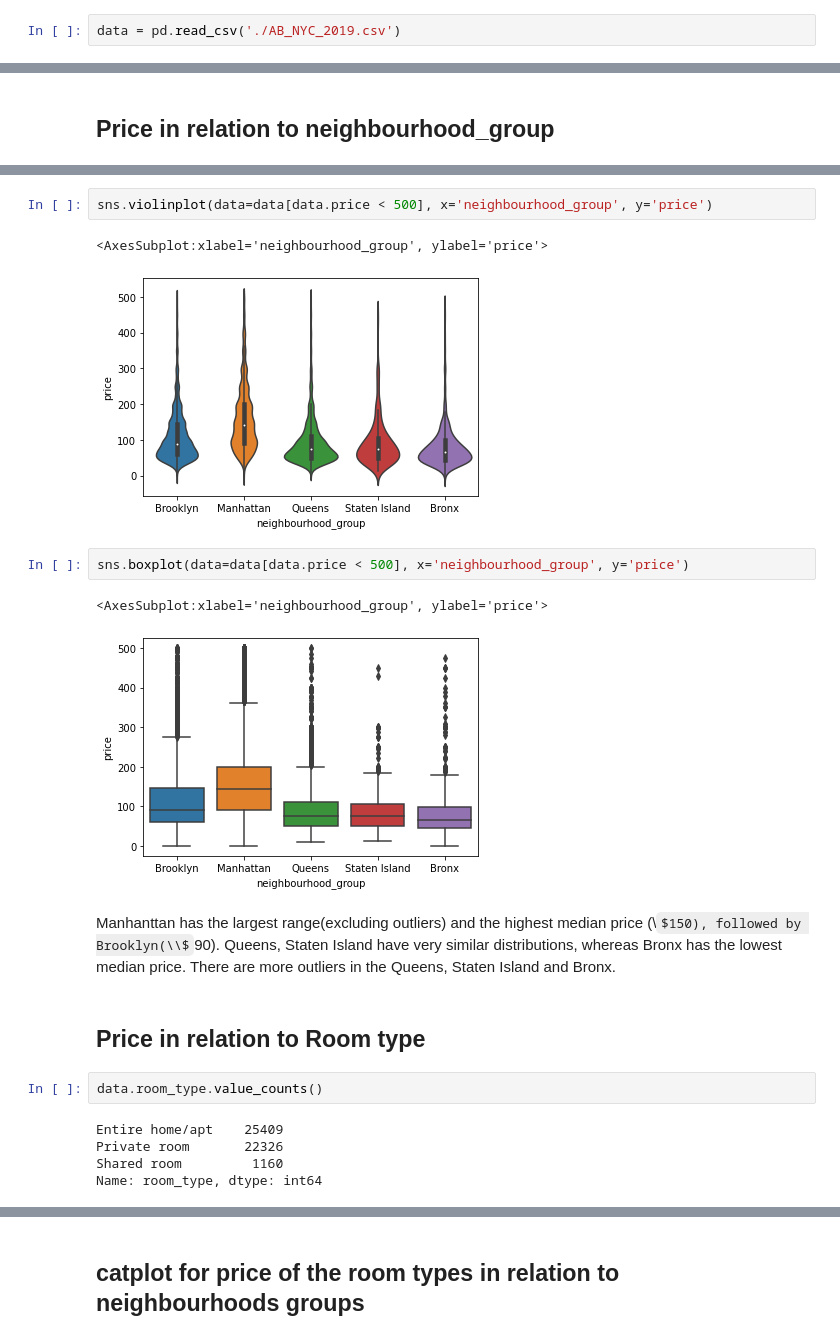
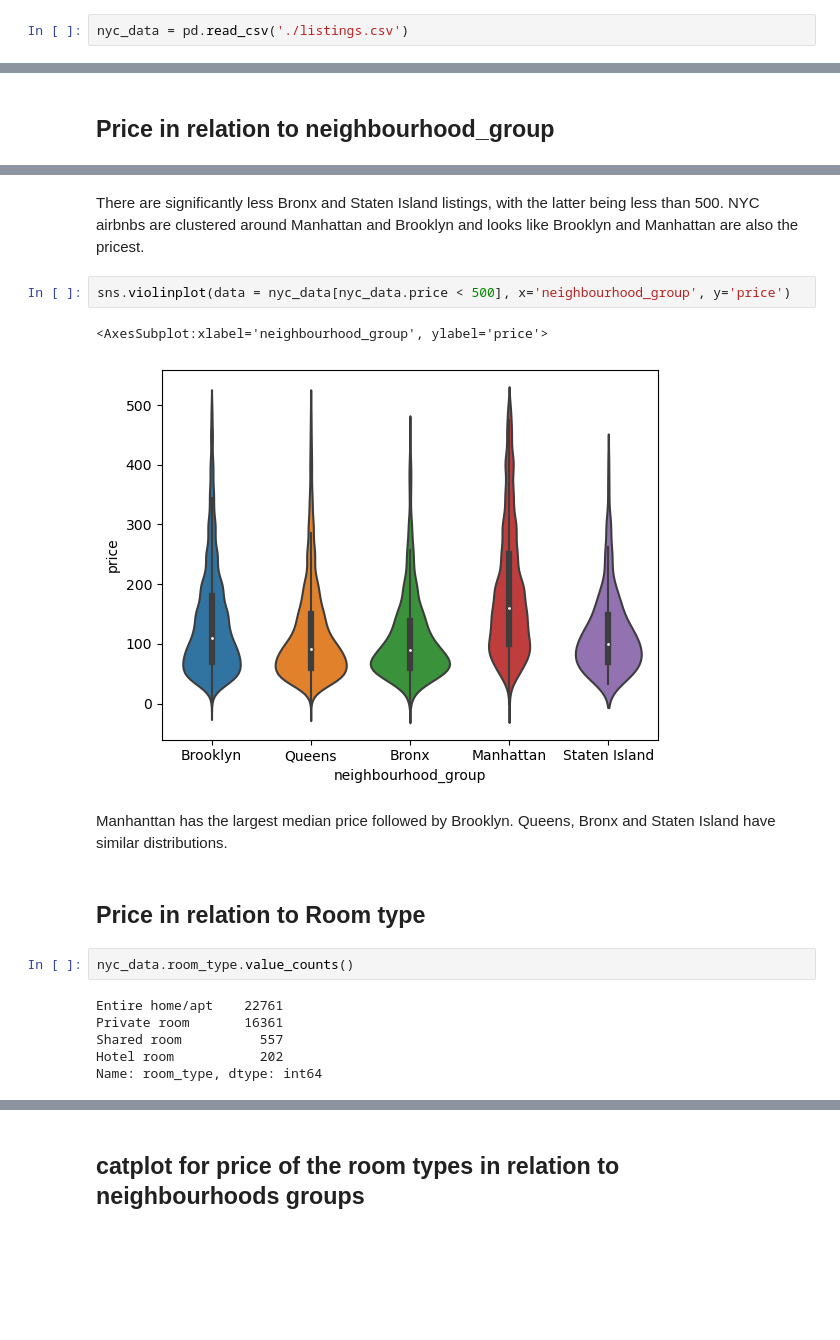
Before and after one commit to angiecodess/AirBnB-NewYork-Price-Prediction, a Jupyter notebook: AirBnB price prediction.ipynb, the cells around one changed output, grey strips where cells are left out. Saved outputs shown, nothing was run; the diff lists cells and outputs as text; some formulas as TeX source; blank space fills up the shorter version.

Commit message:
used 2022 data and updated models

```diff
--- a/AirBnB price prediction.ipynb
+++ b/AirBnB price prediction.ipynb
@@ -8,5 +8,5 @@ warnings.filterwarnings('ignore')
 # %% [markdown]
 # EDA (Exploratory Data Analysis)
 # %%
-data = pd.read_csv('./AB_NYC_2019.csv')
+nyc_data = pd.read_csv('./listings.csv')
 # %%
@@ -164,23 +151,21 @@ merged_df
+# %% [markdown]
+There are significantly less Bronx and Staten Island listings, with the latter being less than 500. NYC airbnbs are clustered around Manhattan and Brooklyn and looks like Brooklyn and Manhattan are also the pricest.
 # %%
-sns.violinplot(data=data[data.price < 500], x='neighbourhood_group', y='price')
+sns.violinplot(data = nyc_data[nyc_data.price < 500], x='neighbourhood_group', y='price')
 # %% [output]
 <AxesSubplot:xlabel='neighbourhood_group', ylabel='price'>
-[figure, old version]
+[figure, new version]
-# %%
-sns.boxplot(data=data[data.price < 500], x='neighbourhood_group', y='price')
-# %% [output]
-<AxesSubplot:xlabel='neighbourhood_group', ylabel='price'>
-[figure, removed]
 # %% [markdown]
-Manhanttan has the largest range(excluding outliers) and the highest median price (\\$150), followed by Brooklyn(\\$90). Queens, Staten Island have very similar distributions, whereas Bronx has the lowest median price.
-There are more outliers in the Queens, Staten Island and Bronx.
+Manhanttan has the largest median price followed by Brooklyn.
+Queens, Bronx and Staten Island have similar distributions.
 # %% [markdown]
 ## Price in relation to Room type
 # %%
-data.room_type.value_counts()
+nyc_data.room_type.value_counts()
 # %% [output]
-Entire home/apt    25409
-Private room       22326
-Shared room         1160
+Entire home/apt    22761
+Private room       16361
+Shared room          557
+Hotel room           202
 Name: room_type, dtype: int64
 # %%
```
Also changed, not shown: parts of 126 cells of this notebook, 2 other files.
